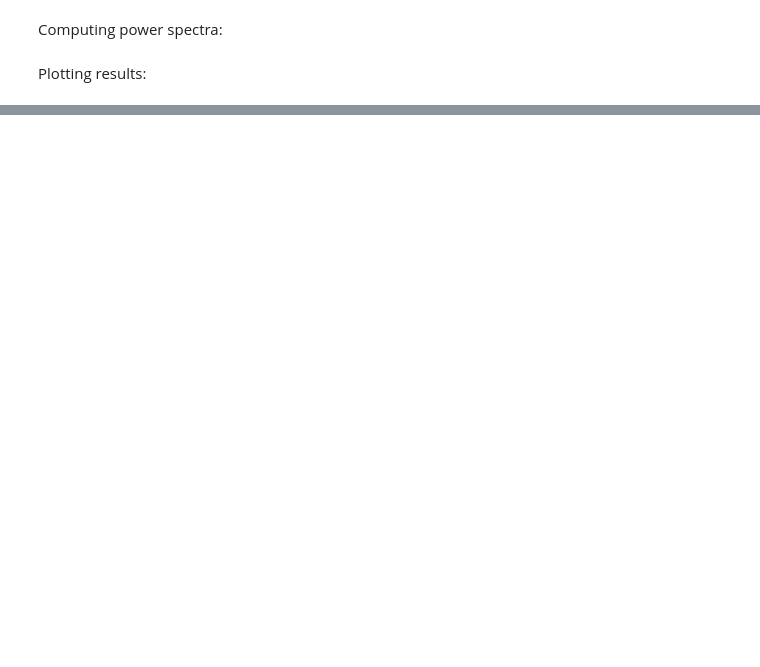
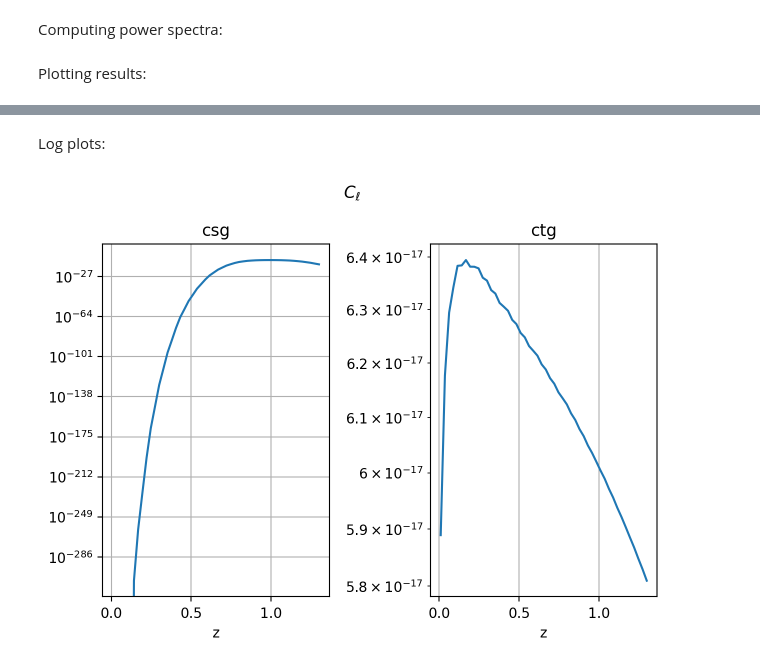
Before and after one commit to binado/cross-correlations-lab, a Jupyter notebook: cross-correlations.ipynb, the cells around one changed output, grey strips where cells are left out. Saved outputs shown, nothing was run; the diff lists cells and outputs as text; code cells hidden in the pictures; blank space fills up the shorter version.

```diff
--- a/cross-correlations.ipynb
+++ b/cross-correlations.ipynb
@@ -134,10 +136,9 @@ Computing power spectra:
 # %%
 cp = Power(cosmology)
 l = 100
-galbin = 10
 cls = np.empty((nbins, g_tracer.nkernels, gw_tracer.nkernels))
 for i, g_bin in enumerate(g_bins):
-    cls[i, :, :]= cp.cls(l, g_bin, gw_bin, g_tracer, gw_tracer, z)
+    cls[i, :, :]= cp.cls(l, g_tracer, gw_tracer, g_bin, gw_bin, z)
 # %% [markdown]
 Plotting results:
 # %%
@@ -162,0 +164,23 @@ plt.show()
+# %% [markdown]
+Log plots:
+# %%
+fig, axs = plt.subplots(g_tracer.nkernels, gw_tracer.nkernels, squeeze=False)
+binvec = np.arange(nbins)
+labels = [
+    [f'c{k2.symbol}{k1.symbol}' for k2 in gw_tracer.kernels]
+    for k1 in g_tracer.kernels
+]
+for i in range(g_tracer.nkernels):
+    for j in range(gw_tracer.nkernels):
+        axs[i][j].semilogy(zg_arr, cls[:, i, j])
+        axs[i][j].set_xlabel('z')
+        axs[i][j].set_title(labels[i][j])
+        axs[i][j].grid()
+        #axs[i][j].set_ylim([1e-16, 1e-10])
+
+fig.subplots_adjust(top=0.95)
+fig.suptitle(r'$C_\ell$')
+fig.tight_layout()
+plt.show()
+# %% [output]
+[figure, added]
```
Also changed, not shown: parts of 8 cells of this notebook.
